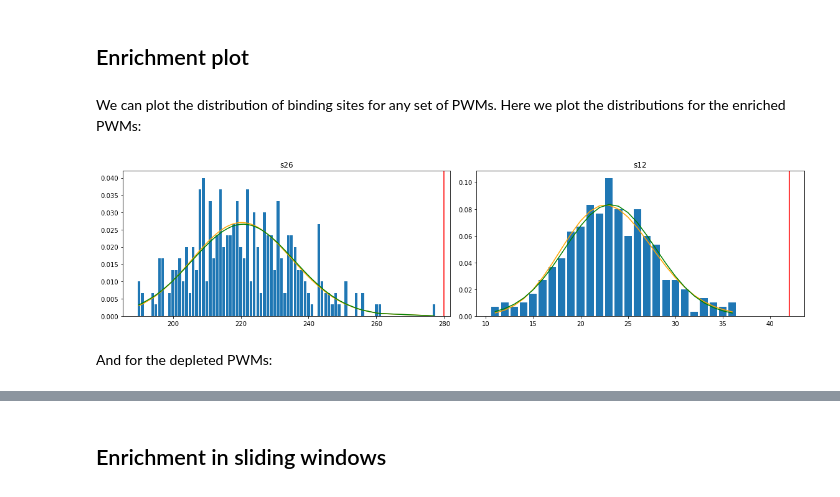
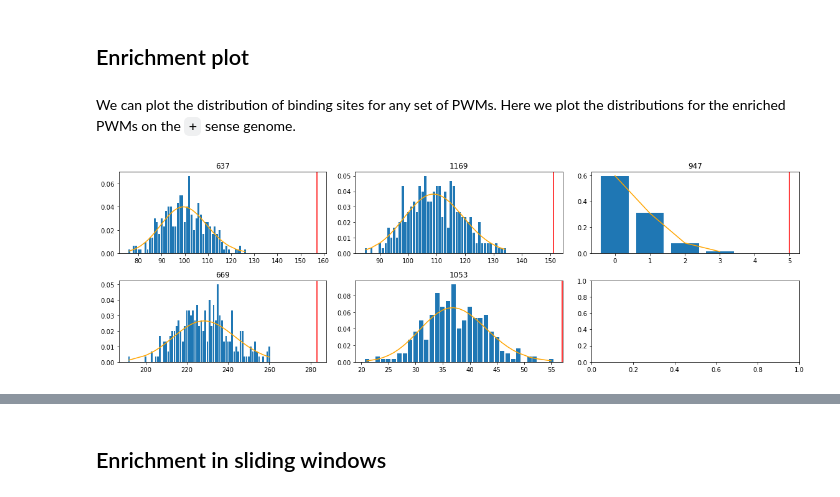
Before and after one commit to gruber-sciencelab/SMEAGOL, a Jupyter notebook: vignette_1.ipynb, the cells around one changed output, grey strips where cells are left out. Cells and saved outputs as stored; diff of their text form; code cells hidden in the pictures.

```diff
--- a/vignette_1.ipynb
+++ b/vignette_1.ipynb
@@ -41,5 +60,5 @@ We read PWMs from this file:
 # %%
-%%time
-pwms = pd.read_hdf(pwm_file, key="data")
+%time
+pwms = read_pms_from_dir('rbpdb/PWMDir', value_col='weight', transpose=True)
 pwms.head()
 # %% [output]
@@ -55,0 +75,10 @@ The `pwms` dataframe contains all the PWMs filtered from Attract and RBPDB. The
+# %%
+%time
+rbp = pd.read_csv("rbpdb/RBPDB_v1.3.1_proteins_human_2012-11-21.tdt",
+            header=None,  sep="\t", usecols=(0,4), names=('Prot_id', 'Gene_name'),
+                 dtype='str')
+rbp_pwm = pd.read_csv("rbpdb/RBPDB_v1.3.1_protExp_human_2012-11-21.tdt",
+            header=None,  sep="\t", usecols=(0,1), names=('Prot_id', 'Matrix_id'),
+                 dtype='str')
+rbp = rbp.merge(rbp_pwm, on='Prot_id')
+pwms = pwms.merge(rbp.loc[:, ['Matrix_id', 'Gene_name']], on='Matrix_id')
@@ -105,6 +158,5 @@ genome_sense = '+'
 We now read the genome sequence, and store it an object called `genome`:
 # %%
 %%time
-genome = read_fasta(genome_file)
-genome
+genome = read_fasta('GCA_009858895.3_ASM985889v3_genomic.fna.gz')
 # %% [output]
@@ -200,6 +250,7 @@ rcomp=True
 threshold=0.8
 # %%
 %%time
-enrichment_result = enrich_in_genome(genome, model, simN=simN, simK=simK, rcomp=rcomp, sense=genome_sense,
-                                     threshold=threshold, verbose=True, combine_seqs=True, background='binomial')
+enrichment_result = enrich_in_genome(genome, model, simN=simN, simK=simK, rcomp=rcomp,
+                                     sense=genome_sense, threshold=threshold, verbose=True,
+                                     combine_seqs=True, background='binomial')
 # %% [output]
@@ -331,11 +388,10 @@ sliding_window_count_plot(r, cols=3, title='s26')
 # %% [markdown]
 ## Enrichment plot
 # %% [markdown]
-We can plot the distribution of binding sites for any set of PWMs. Here we plot the distributions for the enriched PWMs:
+We can plot the distribution of binding sites for any set of PWMs. Here we plot the distributions for the enriched PWMs on the `+` sense genome.
 # %%
 plot_background(shuf_counts[shuf_counts.sense=="+"], real_counts[real_counts.sense=="+"],
-                enr_pos.Matrix_id, genome_len, background='both', figsize=(16,4), ncols=8)
+                enr_pos.Matrix_id, genome_len, background='binomial',
+                figsize=(16,5), ncols=3)
 # %% [output]
-[figure, old version]
+[figure, new version]
-# %% [markdown]
-And for the depleted PWMs:
```
Also changed, not shown: parts of 55 cells of this notebook.
